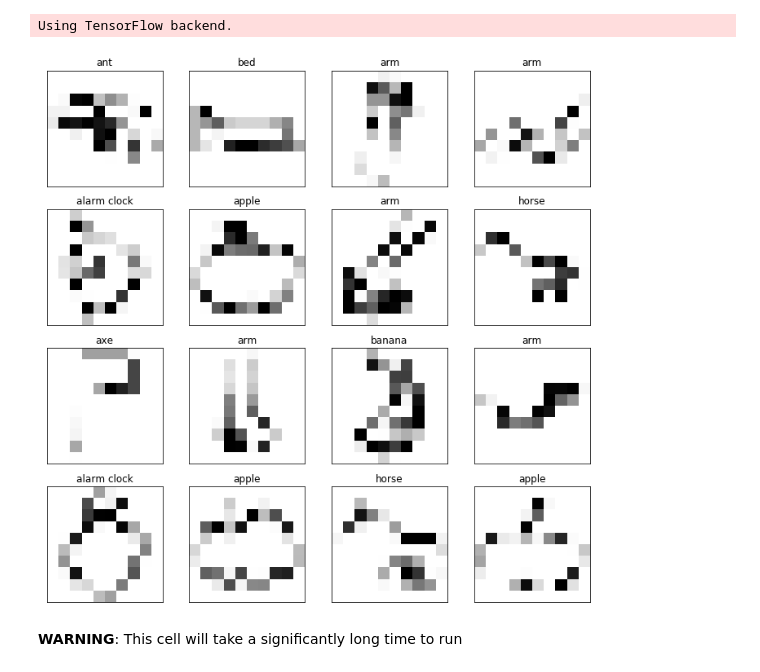
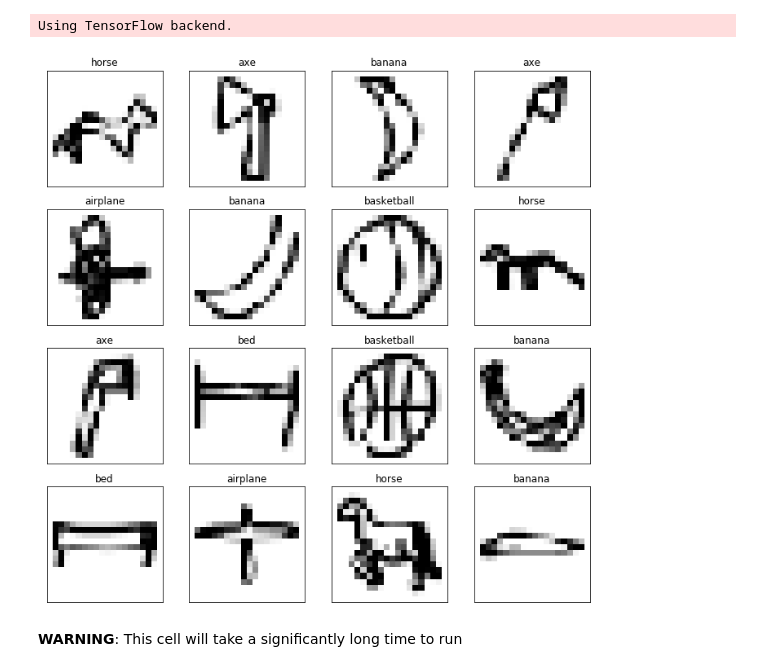
Before and after one commit to xiyunxie/cse574-machine-learning, a Jupyter notebook: pa2/PA2-Part2.ipynb, the cells around one changed output. Drawn from its saved outputs; the diff is of its cells as text; code cells hidden in the pictures.

```diff
--- a/pa2/PA2-Part2.ipynb
+++ b/pa2/PA2-Part2.ipynb
@@ -40,10 +40,10 @@ classes = ['apple', 'airplane', 'basketball', 'axe', 'banana', 'horse', 'arm', '
 # Preparing the data set
 with open('AI_quick_draw.pickle', 'rb') as open_ai_quick:
     data_train = pickle.load(open_ai_quick)
-    data_train = resize_images(data_train,(10,10))
+    data_train = resize_images(data_train,(20,20))
     label_train1 = pickle.load(open_ai_quick)
     data_test = pickle.load(open_ai_quick)
-    data_test = resize_images(data_test,(10,10))
+    data_test = resize_images(data_test,(20,20))
     label_test1 = pickle.load(open_ai_quick)
 n_classes = len(np.unique(label_train1))
 # convert labels to 0-1 hot encoding
@@ -59,15 +59,15 @@ label_test[c, d] = 1
 # %%
 # visualize some images
 fig = plt.figure(figsize=[12,12])
 for i in range(16):
     ax = plt.subplot(4,4,i+1)
     ind = np.random.randint(0,data_train.shape[0])
-    plt.imshow(data_train[ind,:].reshape((10,10)),cmap='Greys')
+    plt.imshow(data_train[ind,:].reshape((20,20)),cmap='Greys')
     plt.xticks([])
     plt.yticks([])
     t = plt.title(classes[int(label_train1[ind])])
 # %% [output]
-[figure, old version]
+[figure, new version]
 # %%
 # for some macosx installations, conflicting copies of mpilib causes trouble with tensorflow.
 # use the following two lines to resolve that issue
```
Also changed, not shown: parts of 1 cell of this notebook, 1 other file.
